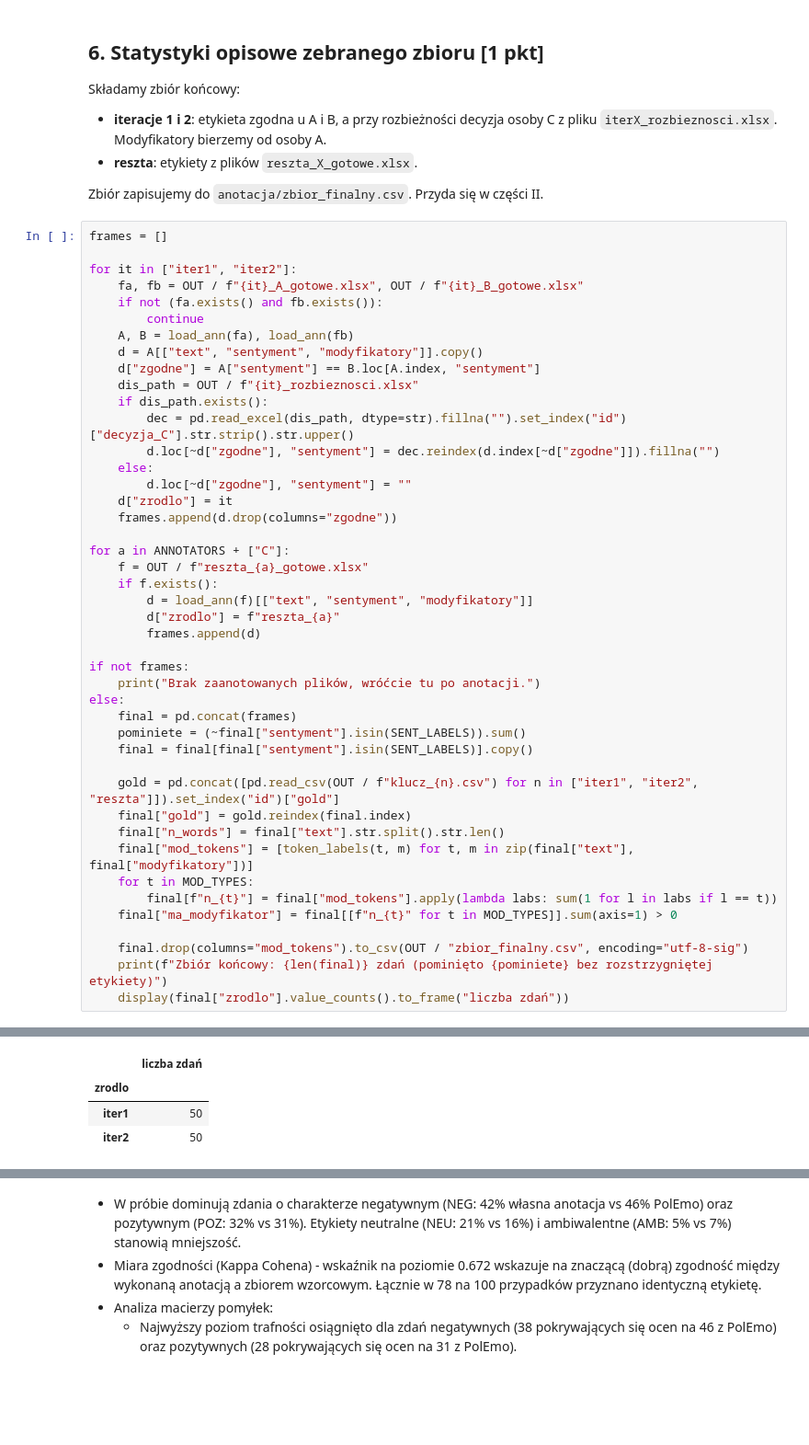
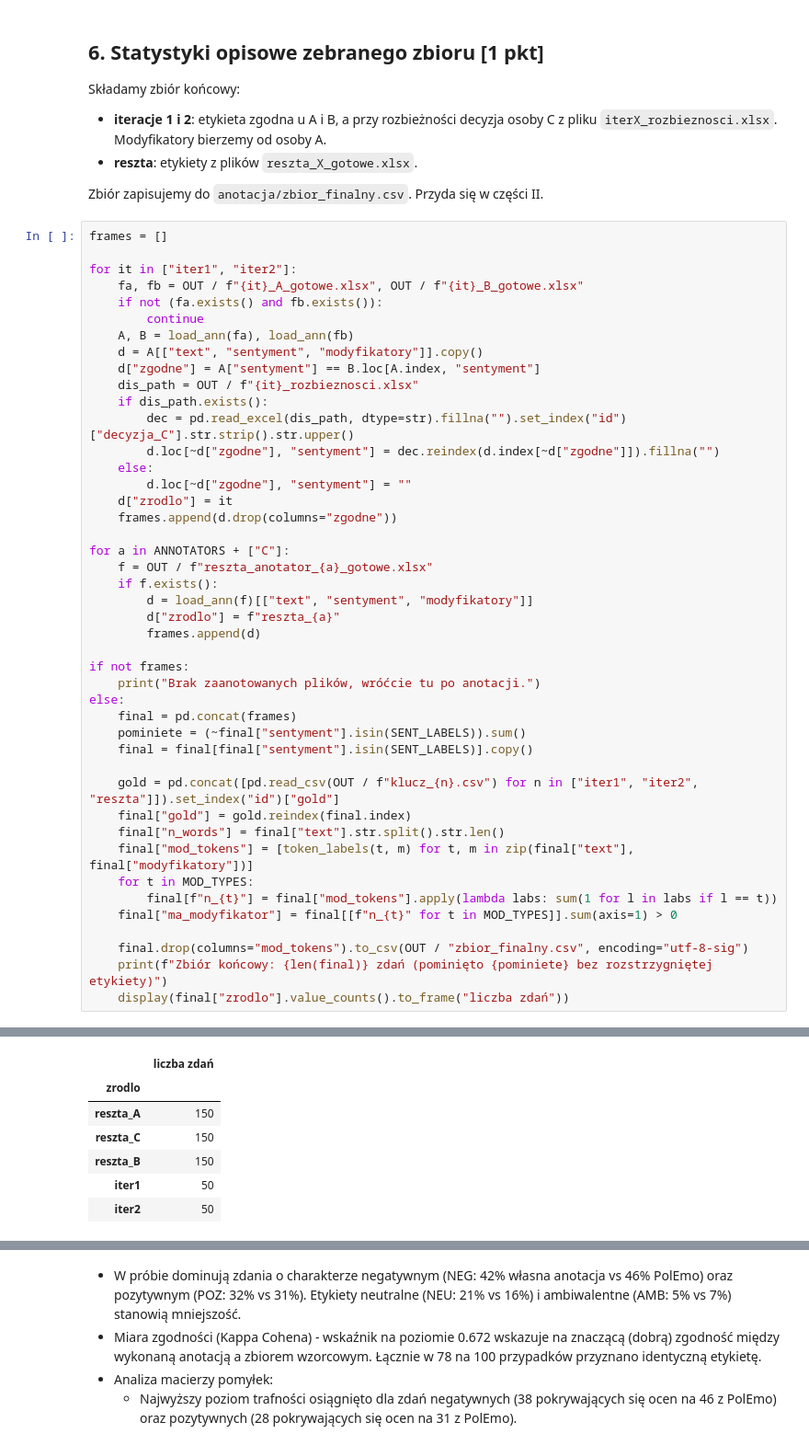
Before and after one commit to psmits14/NLP, a Jupyter notebook: lab1/lab1_anotacja.ipynb, the cells around one changed output, grey strips where cells are left out. Shown at 92% size. Drawn from its saved outputs; the diff is of its cells as text; blank space fills up the shorter version.

```diff
--- a/lab1/lab1_anotacja.ipynb
+++ b/lab1/lab1_anotacja.ipynb
@@ -654,7 +654,7 @@ for it in ["iter1", "iter2"]:
     frames.append(d.drop(columns="zgodne"))
 
 for a in ANNOTATORS + ["C"]:
-    f = OUT / f"reszta_{a}_gotowe.xlsx"
+    f = OUT / f"reszta_anotator_{a}_gotowe.xlsx"
     if f.exists():
         d = load_ann(f)[["text", "sentyment", "modyfikatory"]]
         d["zrodlo"] = f"reszta_{a}"
@@ -686,5 +694,8 @@ Zbiór końcowy: 100 zdań (pominięto 0 bez rozstrzygniętej etykiety)
 |  | liczba zdań |
 | zrodlo |  |
+| reszta_A | 150 |
+| reszta_C | 150 |
+| reszta_B | 150 |
 | iter1 | 50 |
 | iter2 | 50 |
 # %%
```
Also changed, not shown: parts of 3 cells of this notebook, 7 other files.
